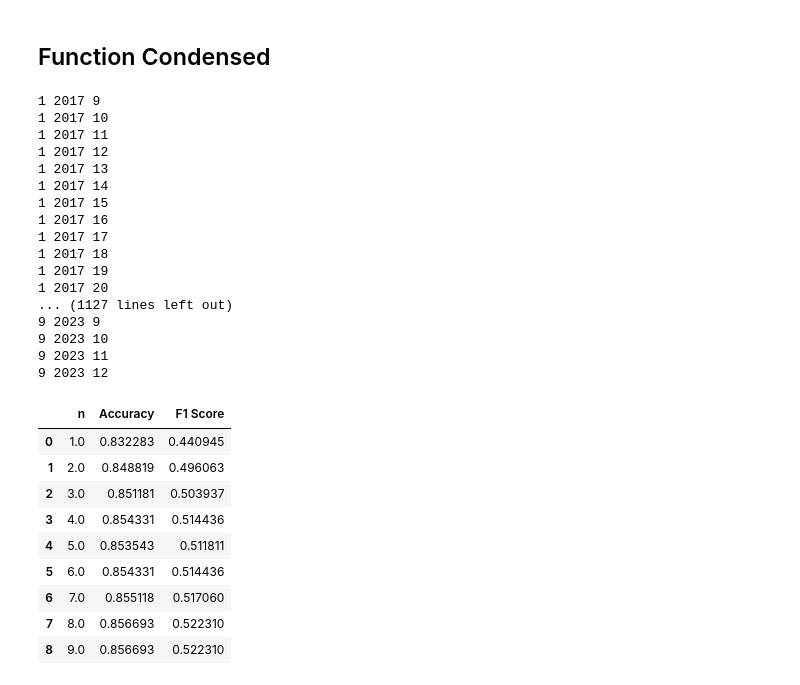
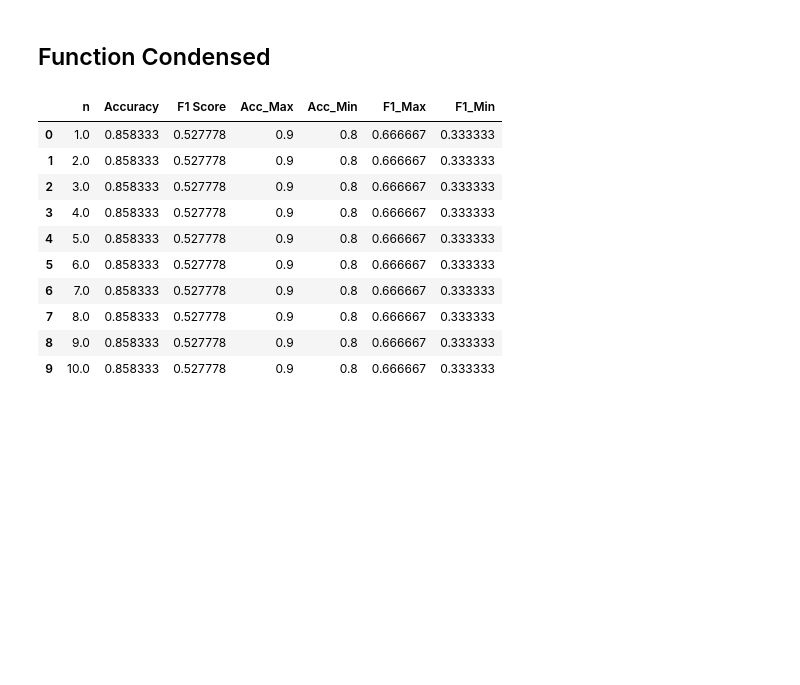
Before and after one commit to Yoshi234/f1-fanatasy-analysis, a Jupyter notebook: code/modeling/nick_learning.ipynb, the cells around one changed output. Saved outputs shown, nothing was run; the diff lists cells and outputs as text; code cells hidden in the pictures; blank space fills up the shorter version.

Commit message:
changes to nick learning - added a tqdm progress bar and suppressed printouts for each iteration in models_by_window2'

```diff
--- a/code/modeling/nick_learning.ipynb
+++ b/code/modeling/nick_learning.ipynb
@@ -1124,7 +1125,8 @@ def models_by_window_2(start_yr, start_r, n):
     results_df = pd.DataFrame(columns=['n', 'Accuracy', 'F1 Score'])
 
     # For each model of window size 1 to n
-    for i in range(1, n+1):
+    for i in tqdm(range(1,n+1), ncols=100, total=n,
+                  desc='processing trials', dynamic_ncols=True, leave=True):
         single_n_results_df = pd.DataFrame(columns=['Accuracy', 'F1 Score'])
 
         # for race from start_yr, start_r to most recent race
@@ -1140,7 +1142,7 @@ def models_by_window_2(start_yr, start_r, n):
                 first_r = 1
 
             for round in range(first_r, num_rounds+1):
-                print(i, year, round) # just a test
+                # print(i, year, round) # just a test
 
                 # get data window of current size and current race
                 train_window = get_data_in_window(k = i+1, yr = year, r_val = round)
@@ -1158,7 +1160,7 @@ def models_by_window_2(start_yr, start_r, n):
                 #print(train_window['round'].unique()) # another test
 
                 # select features using the data window
-                train_features = train_window[['Podium Finish', 'driverId_1', 'constructorId_9', 'dew']]
+                train_features = train_window[['Podium Finish', 'constructorId_9']]
 
                 features = train_features.columns.drop(['Podium Finish'])
 
@@ -1187,41 +1189,31 @@ def models_by_window_2(start_yr, start_r, n):
                 single_n_results_df = single_n_results_df._append({'Accuracy': test_accuracy, 'F1 Score': test_f1}, ignore_index=True)
 
         # take average accuracy and f1 score for window size and add to a dataframe
-        results_df = results_df._append({'n': i, 'Accuracy': single_n_results_df['Accuracy'].mean(), 'F1 Score': single_n_results_df['F1 Score'].mean()}, ignore_index = True)
+        results_df = results_df._append({'n': i,
+                                         'Accuracy': single_n_results_df['Accuracy'].mean(),
+                                         'F1 Score': single_n_results_df['F1 Score'].mean(),
+                                         'Acc_Max': single_n_results_df['Accuracy'].max(),
+                                         'Acc_Min': single_n_results_df['Accuracy'].min(),
+                                         'F1_Max': single_n_results_df['F1 Score'].max(),
+                                         'F1_Min': single_n_results_df['F1 Score'].min()}, ignore_index = True)
 
     # return results dataframe
     return results_df
 # %%
-jo = models_by_window_2(2017, 9, 9)
+jo = models_by_window_2(start_yr=2023, start_r=1, n=10)
 jo
 # I think it does not like the way I am appending to the dataframes
 # also accuracy and f1 score have the same values no matter what I do, so something is off
 # fixed the second issue :)
 # %% [output]
-1 2017 9
-1 2017 10
-1 2017 11
-1 2017 12
-1 2017 13
-1 2017 14
-1 2017 15
-1 2017 16
-1 2017 17
-1 2017 18
-1 2017 19
-1 2017 20
-... (1127 lines left out)
-9 2023 9
-9 2023 10
-9 2023 11
-9 2023 12
-|  | n | Accuracy | F1 Score |
-| 0 | 1.0 | 0.832283 | 0.440945 |
-| 1 | 2.0 | 0.848819 | 0.496063 |
-| 2 | 3.0 | 0.851181 | 0.503937 |
-| 3 | 4.0 | 0.854331 | 0.514436 |
-| 4 | 5.0 | 0.853543 | 0.511811 |
-| 5 | 6.0 | 0.854331 | 0.514436 |
-| 6 | 7.0 | 0.855118 | 0.517060 |
-| 7 | 8.0 | 0.856693 | 0.522310 |
-| 8 | 9.0 | 0.856693 | 0.522310 |
+|  | n | Accuracy | F1 Score | Acc_Max | Acc_Min | F1_Max | F1_Min |
+| 0 | 1.0 | 0.858333 | 0.527778 | 0.9 | 0.8 | 0.666667 | 0.333333 |
+| 1 | 2.0 | 0.858333 | 0.527778 | 0.9 | 0.8 | 0.666667 | 0.333333 |
+| 2 | 3.0 | 0.858333 | 0.527778 | 0.9 | 0.8 | 0.666667 | 0.333333 |
+| 3 | 4.0 | 0.858333 | 0.527778 | 0.9 | 0.8 | 0.666667 | 0.333333 |
+| 4 | 5.0 | 0.858333 | 0.527778 | 0.9 | 0.8 | 0.666667 | 0.333333 |
+| 5 | 6.0 | 0.858333 | 0.527778 | 0.9 | 0.8 | 0.666667 | 0.333333 |
+| 6 | 7.0 | 0.858333 | 0.527778 | 0.9 | 0.8 | 0.666667 | 0.333333 |
+| 7 | 8.0 | 0.858333 | 0.527778 | 0.9 | 0.8 | 0.666667 | 0.333333 |
+| 8 | 9.0 | 0.858333 | 0.527778 | 0.9 | 0.8 | 0.666667 | 0.333333 |
+| 9 | 10.0 | 0.858333 | 0.527778 | 0.9 | 0.8 | 0.666667 | 0.333333 |
```
Also changed, not shown: parts of 1 cell of this notebook.
